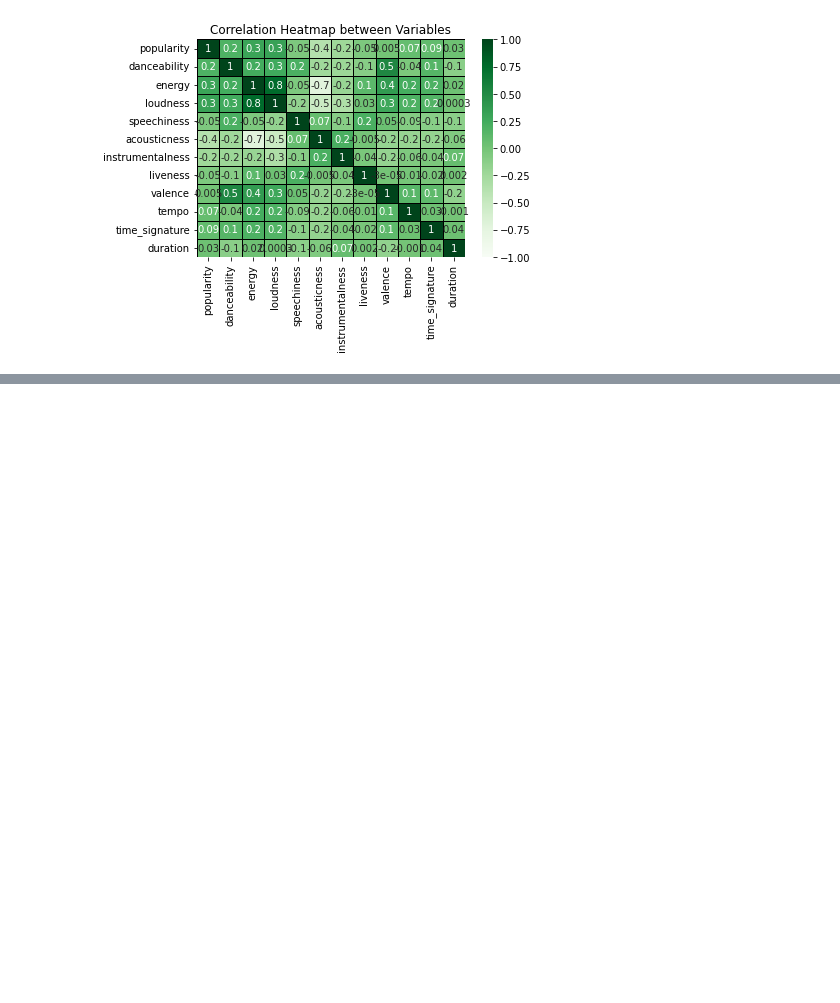
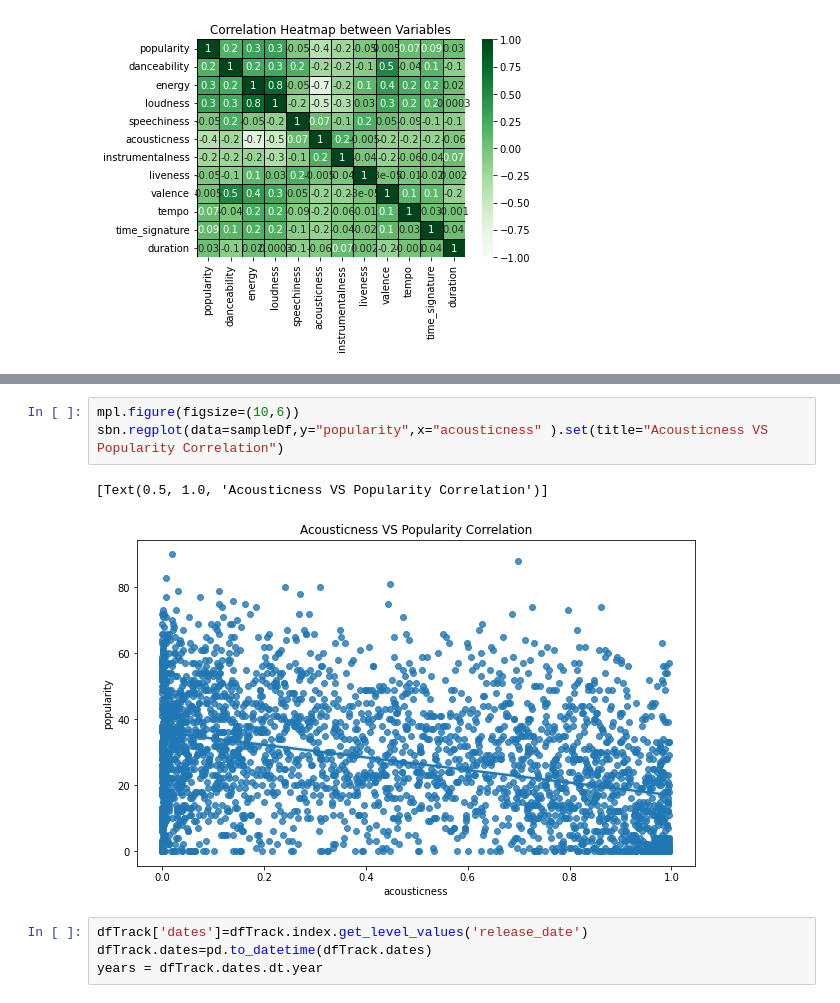
Before and after one commit to pbpcodes/spotifyProject, a Jupyter notebook: Spotify Data Analysis-checkpoint.ipynb, the cells around one changed output, grey strips where cells are left out. Cells and saved outputs as stored; diff of their text form; blank space fills up the shorter version.

```diff
--- a/Spotify Data Analysis-checkpoint.ipynb
+++ b/Spotify Data Analysis-checkpoint.ipynb
@@ -170,0 +189,10 @@ heatMap.set_xticklabels(heatMap.get_xticklabels(),rotation=90)
+# %%
+mpl.figure(figsize=(10,6))
+sbn.regplot(data=sampleDf,y="popularity",x="acousticness" ).set(title="Acousticness VS Popularity Correlation")
+# %% [output]
+[Text(0.5, 1.0, 'Acousticness VS Popularity Correlation')]
+[figure, added]
+# %%
+dfTrack['dates']=dfTrack.index.get_level_values('release_date')
+dfTrack.dates=pd.to_datetime(dfTrack.dates)
+years = dfTrack.dates.dt.year
```
Also changed, not shown: parts of 9 cells of this notebook.
